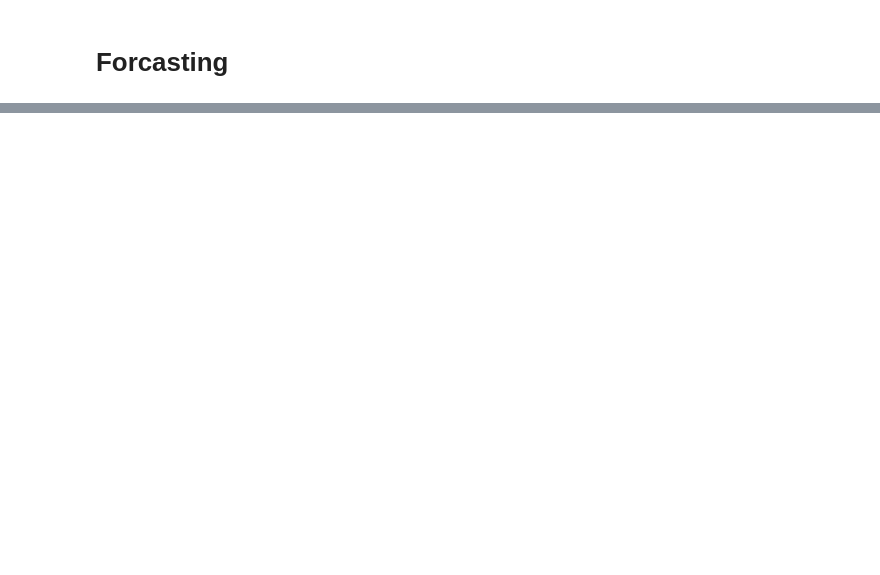
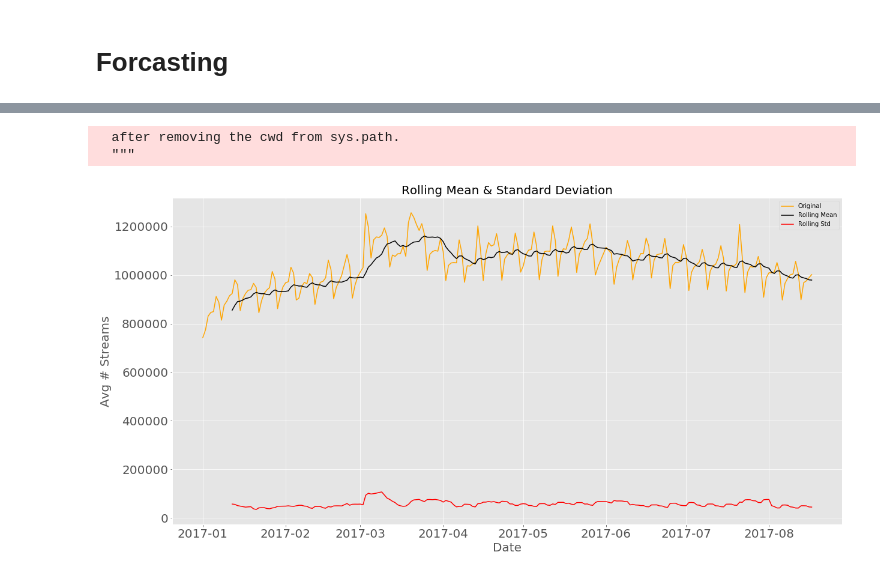
Before and after one commit to maxgrossenbacher/Forecasting_daily_spotify_streams, a Jupyter notebook: src/Spotify_Time_Series.ipynb, the cells around one changed output, grey strips where cells are left out. Saved outputs shown, nothing was run; the diff lists cells and outputs as text; code cells hidden in the pictures; blank space fills up the shorter version.

```diff
--- a/src/Spotify_Time_Series.ipynb
+++ b/src/Spotify_Time_Series.ipynb
@@ -227,2 +229,5 @@ plot_1_song(mx_data, 'MX #1 song streams January to September 2017')
 # %% [markdown]
 # Forcasting
+# %%
+global_streaming_data.set_index('Date', inplace=True)
+global_streaming_data.head()
@@ -228,0 +242,24 @@ plot_1_song(mx_data, 'MX #1 song streams January to September 2017')
+# %%
+def test_stationarity(timeseries):
+
+    #Determing rolling statistics
+    rolmean = pd.rolling_mean(timeseries, window=12)
+    rolstd = pd.rolling_std(timeseries, window=12)
+
+    #Plot rolling statistics:
+    fig, ax = plt.subplots()
+    orig = ax.plot(timeseries, color='orange',label='Original')
+    mean = ax.plot(rolmean, color='black', label='Rolling Mean')
+    std = ax.plot(rolstd, color='red', label = 'Rolling Std')
+    fig.set_size_inches((20,10))
+    plt.xlabel('Date')
+    plt.ylabel('Avg # Streams')
+    plt.legend(loc='best')
+    plt.title('Rolling Mean & Standard Deviation')
+    bigger_fonts(ax)
+# %%
+test_stationarity(global_streaming_data['avg_streams'])
+# %% [output]
+  after removing the cwd from sys.path.
+  """
+[figure, added]
```
Also changed, not shown: parts of 5 cells of this notebook.
